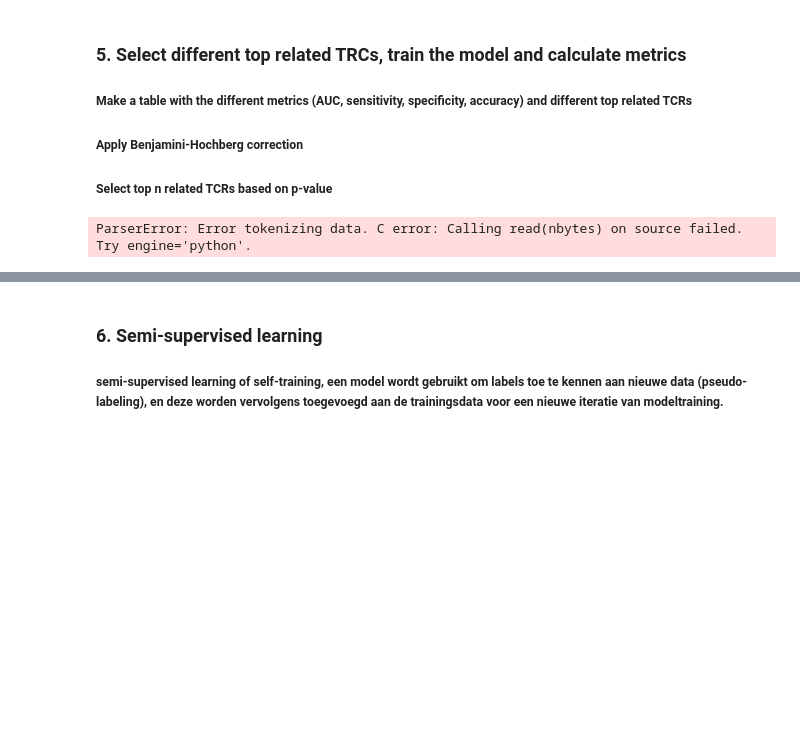
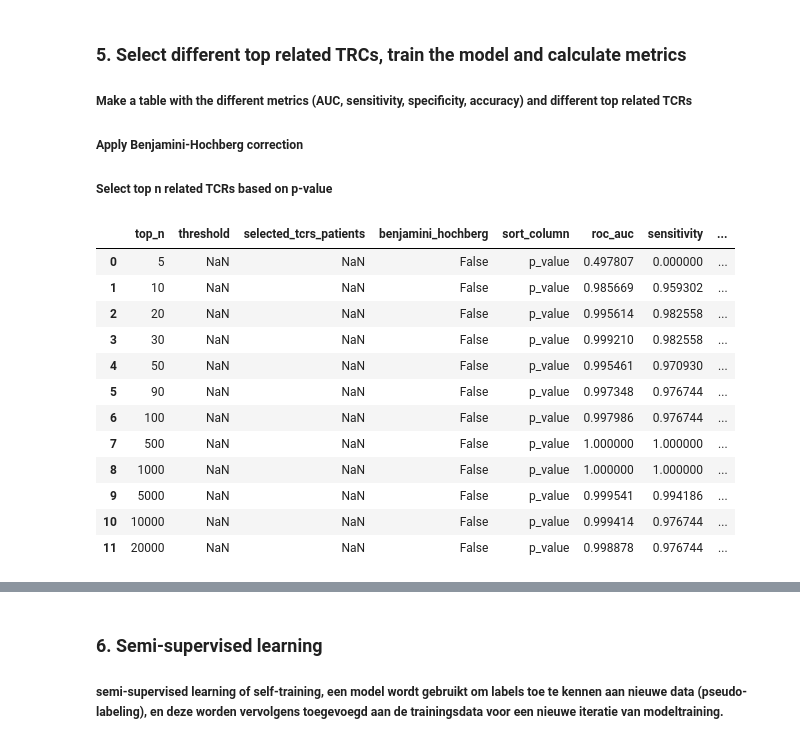
Before and after one commit to saartjeherman/Emerson, a Jupyter notebook: emerson_clean.ipynb, the cells around one changed output, grey strips where cells are left out. Drawn from its saved outputs; the diff is of its cells as text; code cells hidden in the pictures; blank space fills up the shorter version.

```diff
--- a/emerson_clean.ipynb
+++ b/emerson_clean.ipynb
@@ -147,24 +132,39 @@ for bn in BN:
         #result_df_training_plot = result_df_copy.iloc[:400]
         #af.plot_total_vs_significant_tcrs(result_df_training_plot, n)
         result_df = af.preprocessing_dataset(fisher_exact_results_df, patient_df, patients_path, top_n=n, benjamini_hochberg=bn)
-        model, metrics_training = af.train_training_dataset(result_df, top_n=n, benjamini_hochberg=bn)
+        model, metrics_training = af.train_training_dataset(result_df, top_n=n, benjamini_hochberg=bn, folder='results\\5\\')
         metrics_training_data.append(metrics_training)
 
         #validation set
         metrics_validation = af.validate_validation_dataset(result_df, top_n=n, number_patients=400,
-                                                            benjamini_hochberg=bn, model=model)
+                                                            benjamini_hochberg=bn, model=model, folder='results\\5\\')
         metrics_validation_data.append(metrics_validation)
 
 
 metrics_training_df = pd.DataFrame(metrics_training_data)
 metrics_validation_df = pd.DataFrame(metrics_validation_data)
 
-af.write_to_file(metrics_training_df, 'results\\metrics_classifiers_training.tsv')
-af.write_to_file(metrics_validation_df, 'results\\metrics_classifiers_validation.tsv')
+af.write_to_file(metrics_training_df, 'results\\5\\metrics_classifiers_training.tsv')
+af.write_to_file(metrics_validation_df, 'results\\5\\metrics_classifiers_validation.tsv')
 
 metrics_training_df
 metrics_validation_df
-# %% [output]
-ParserError: Error tokenizing data. C error: Calling read(nbytes) on source failed. Try engine='python'.
+# %%
+metrics_training_df = af.read_file('results\\5\\metrics_classifiers_training.tsv')
+metrics_training_df
+# %% [output]
+|  | top_n | threshold | selected_tcrs_patients | benjamini_hochberg | sort_column | roc_auc | sensitivity | ... |
+| 0 | 5 | NaN | NaN | False | p_value | 0.497807 | 0.000000 | ... |
+| 1 | 10 | NaN | NaN | False | p_value | 0.985669 | 0.959302 | ... |
+| 2 | 20 | NaN | NaN | False | p_value | 0.995614 | 0.982558 | ... |
+| 3 | 30 | NaN | NaN | False | p_value | 0.999210 | 0.982558 | ... |
+| 4 | 50 | NaN | NaN | False | p_value | 0.995461 | 0.970930 | ... |
+| 5 | 90 | NaN | NaN | False | p_value | 0.997348 | 0.976744 | ... |
+| 6 | 100 | NaN | NaN | False | p_value | 0.997986 | 0.976744 | ... |
+| 7 | 500 | NaN | NaN | False | p_value | 1.000000 | 1.000000 | ... |
+| 8 | 1000 | NaN | NaN | False | p_value | 1.000000 | 1.000000 | ... |
+| 9 | 5000 | NaN | NaN | False | p_value | 0.999541 | 0.994186 | ... |
+| 10 | 10000 | NaN | NaN | False | p_value | 0.999414 | 0.976744 | ... |
+| 11 | 20000 | NaN | NaN | False | p_value | 0.998878 | 0.976744 | ... |
 # %%
 # %% [output]
```
Also changed, not shown: parts of 45 cells of this notebook.
